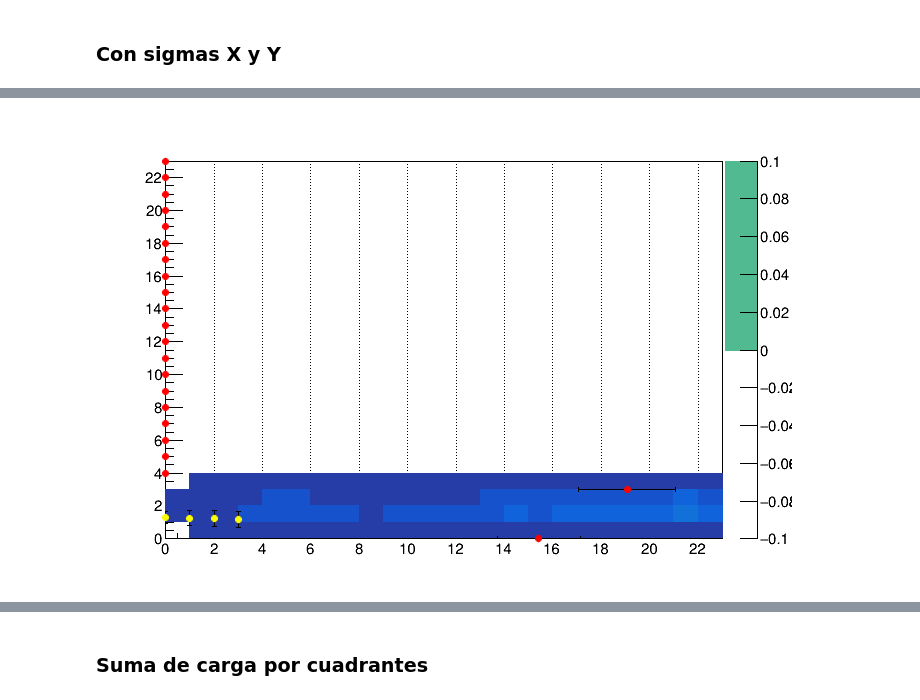
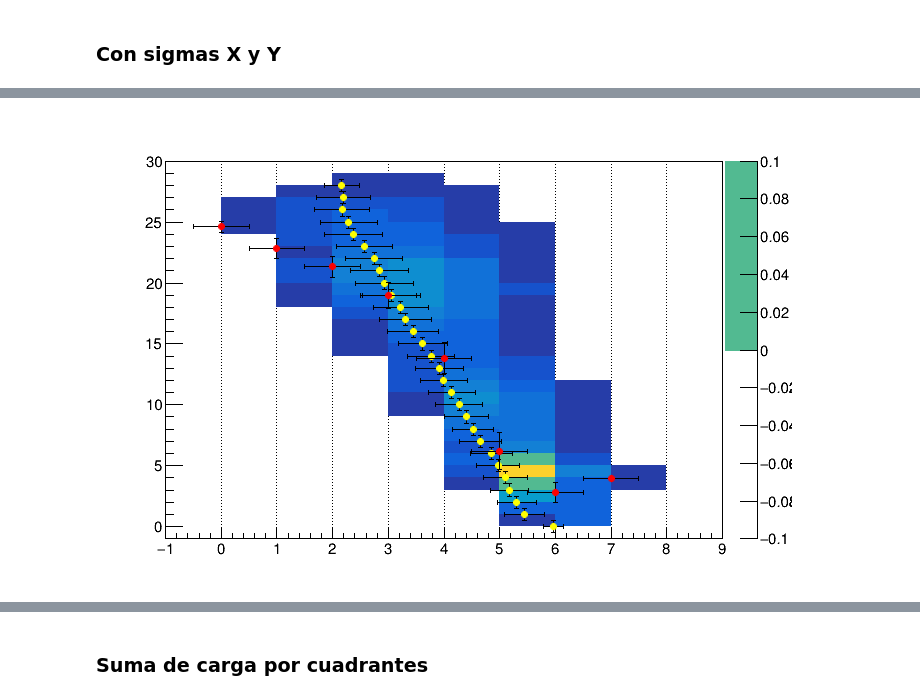
Before and after one commit to mausanram/CodigosICN, a Jupyter notebook: Catalogo_Eventos/Catalogo_Eventos_NSAMP.ipynb, the cells around one changed output, grey strips where cells are left out. Drawn from its saved outputs; the diff is of its cells as text; code cells hidden in the pictures.

```diff
--- a/Catalogo_Eventos/Catalogo_Eventos_NSAMP.ipynb
+++ b/Catalogo_Eventos/Catalogo_Eventos_NSAMP.ipynb
@@ -78,10 +85,10 @@ Colormap = 'jet'
 # path = '/home/bruce/Documents/Programas/images/ENE2024/proc_skp_m-009_microchip_T_170__Vv82_NSAMP_324_NROW_400_NCOL_700_EXPOSURE_0_NBINROW_1_NBINCOL_1_img_204.fits'
 
 
-path = '/home/labdet/Documents/MauSan/Programas/Repositorio_Git/images/AGO2024/proc_skp_m-009_microchip_T_170__NSAMP_324_NROW_650_NCOL_700_EXPOSURE_0_img_100.fits'
+# path = '/home/labdet/Documents/MauSan/Programas/Repositorio_Git/images/AGO2024/proc_skp_m-009_microchip_T_170__NSAMP_324_NROW_650_NCOL_700_EXPOSURE_0_img_100.fits'
 # path = '/home/labdet/Documents/MauSan/Programas/Repositorio_Git/images/ENE2024/proc_skp_m-009_microchip_T_170__Vv82_NSAMP_324_NROW_400_NCOL_700_EXPOSURE_0_NBINROW_1_NBINCOL_1_img_200.fits'
 
-# path = '/home/bruce/Documents/Programas/images/AGO2024/proc_skp_m-009_microchip_T_170__NSAMP_324_NROW_650_NCOL_700_EXPOSURE_0_img_100.fits'
+path = '/home/bruce/Documents/Programas/images/AGO2024/proc_skp_m-009_microchip_T_170__NSAMP_324_NROW_650_NCOL_700_EXPOSURE_0_img_100.fits'
 # path = '/home/bruce/Documents/Programas/images/AGO2024/proc_skp_m-009_microchip_T_170__NSAMP_324_NROW_650_NCOL_700_EXPOSURE_0_img_101.fits'
 # path = '/home/bruce/Documents/Programas/images/AGO2024/proc_skp_m-009_microchip_T_170__NSAMP_324_NROW_650_NCOL_700_EXPOSURE_0_img_102.fits'
 
@@ -1233,26 +1173,45 @@ GRprofY.Draw("psame")
 # %%
-nbx = data_mask.shape[1]
+GRprofX = TGraphErrors()
+GRprofY = TGraphErrors()
+
+for i in np.arange(0, NBX):
+    GRprofY.SetPoint(int(i), i, list_yprofile_mean[i])
+    GRprofY.SetPointError(int(i), 1/2, list_yprofile_sigma[i])
+
+for ip in np.arange(0, NBY):
+    GRprofX.SetPoint(int(ip),  list_xprofile_mean[ip], ip)
+    GRprofX.SetPointError(int(ip), list_xprofile_sigma[ip], 1/2)
+
+
+canv = TCanvas("c1")
+frame = TH2F("frame", "", 40,-1,NBX+1,40,-1,NBY+1)
+canv.Draw()
+frame.Draw()
+
+### -------------- Hist Muon ------------- ####
+nbx = NBX
 lox = 0
 hix = data_mask.shape[1]
-nby = data_mask.shape[0]
+
+nby = NBY
 loy = 0
 hiy = data_mask.shape[0]
 
 hist2d = TH2F("hist2d", "", nbx,lox,hix, nby,loy,hiy)
-
 for i in np.arange(0, nbx):
     for j in np.arange(0, nby):
-        cont = data_mask[j][i]
-        if cont:
-            hist2d.SetBinContent(int(i+1),int(j+1), cont)
+        # cont = data_mask[i][j]
+        if data_mask[j][i]:
+            hist2d.SetBinContent(int(i+1),int(j+1), data_mask[j][i])
         else:
+            # n = n+1
+            # print(n)
             cont = 0
             hist2d.SetBinContent(int(i+1),int(j+1), cont)
 
+### ---------------------------------------- ###
 
-
-
-frame = TH2F("frame", "", 10,0,23,10,0,23)
+frame = TH2F("frame", "", NBX+1,-1,NBX+1,NBY+1,-1,NBY+1)
 
 canv.Draw()
 frame.Draw()
@@ -1272,3 +1233,3 @@ GRprofY.Draw("p same")
 Warning in <TROOT::Append>: Replacing existing TH1: hist2d (Potential memory leak).
 Warning in <TROOT::Append>: Replacing existing TH1: frame (Potential memory leak).
-[figure, old version]
+[figure, new version]
```
Also changed, not shown: parts of 28 cells of this notebook, 56 other files.
